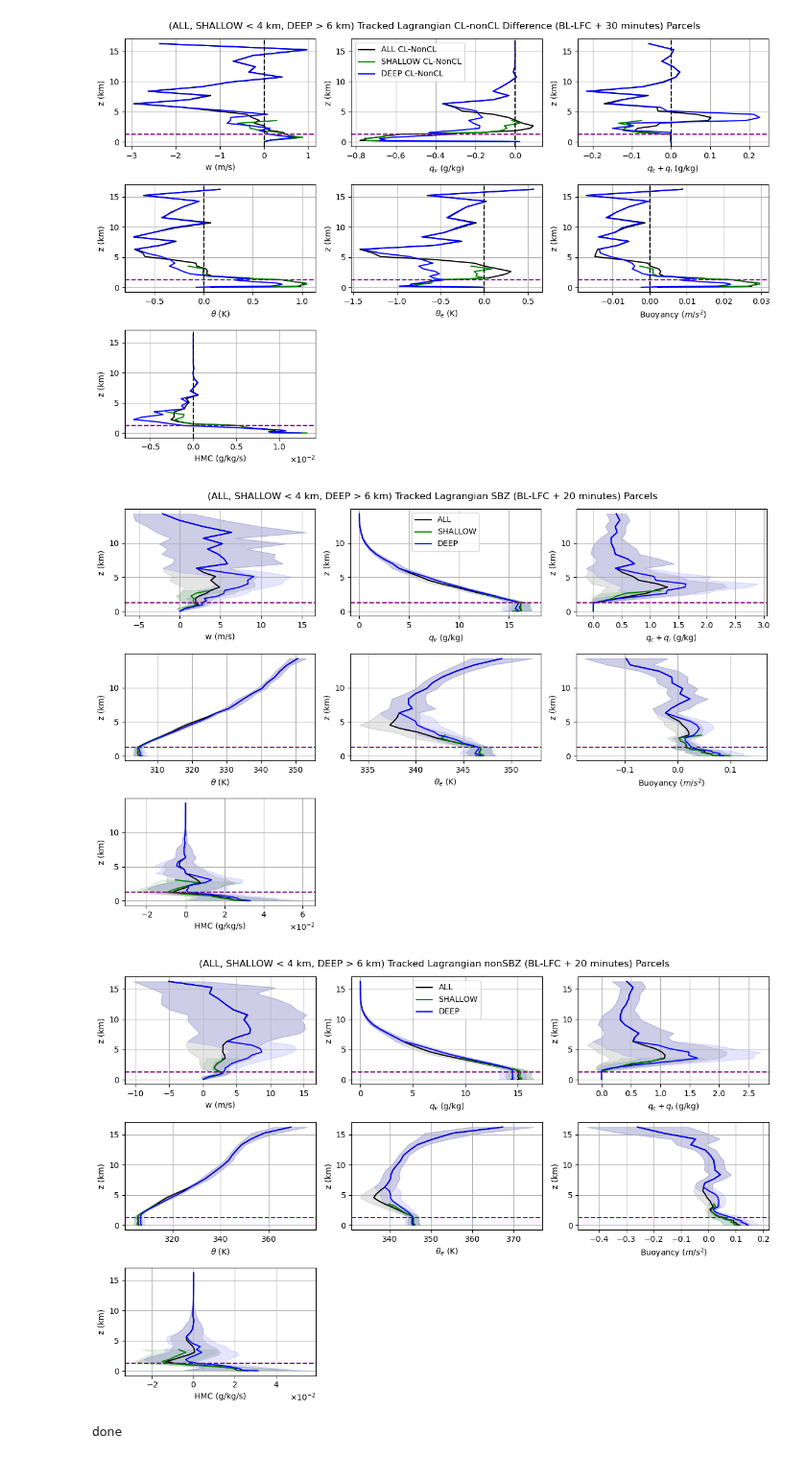
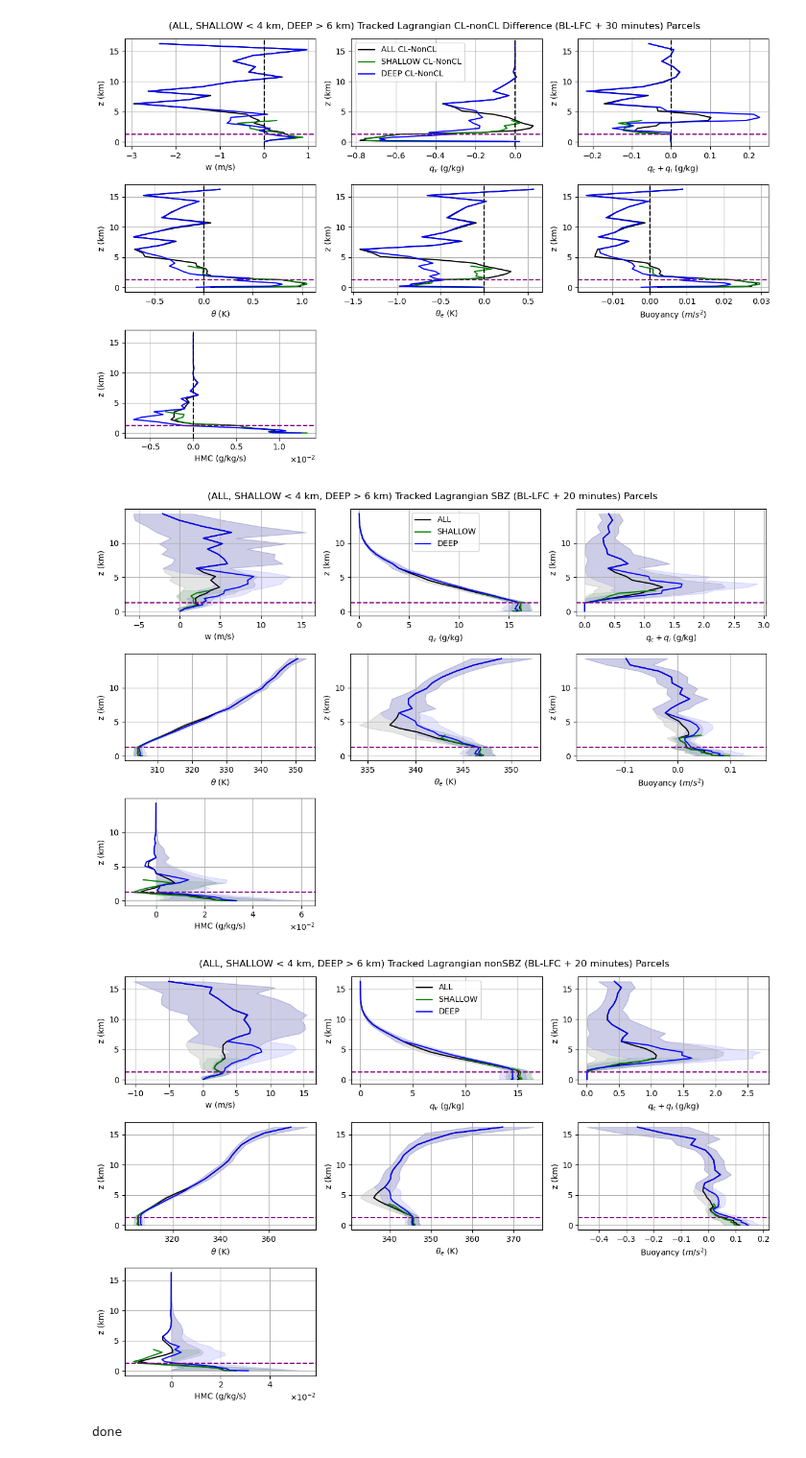
Before and after one commit to torrilab/DCI-Project, a Jupyter notebook: Code/Project_Algorithms/Tracked_Profiles/Tracked_Parcel_Profiles_Plotting_VERSION2.ipynb, the cells around one changed output. Shown at 96% size. Saved outputs shown, nothing was run; the diff lists cells and outputs as text; code cells hidden in the pictures.

```diff
--- a/Code/Project_Algorithms/Tracked_Profiles/Tracked_Parcel_Profiles_Plotting_VERSION2.ipynb
+++ b/Code/Project_Algorithms/Tracked_Profiles/Tracked_Parcel_Profiles_Plotting_VERSION2.ipynb
@@ -135,6 +135,14 @@ var_units = [
     ("buoyancy", r"Buoyancy $(m/s^2)$"),
     ("hmc", "HMC (g/kg/s)"),
 ]
+# %%
+def PlotSE(ax, profile, SE_profile, color, factor, switch=1, alpha=0.1, min_value=None):
+    lower = profile[:, 0] - factor * SE_profile[:, 0] * switch
+    upper = profile[:, 0] + factor * SE_profile[:, 0] * switch
+    if min_value is not None:
+        lower = np.maximum(lower, min_value)
+    ax.fill_betweenx(profile[:, -1], lower, upper, color=color, alpha=alpha)
+    #Example #PlotSE(ax,profile,SE_profile,color=color,factor=factor, min_value=min_value)
 # %%
 import matplotlib.pyplot as plt
 import matplotlib.gridspec as gridspec
@@ -174,15 +182,16 @@ for i, ((ALL_profile_array, SHALLOW_profile_array, DEEP_profile_array, xlabel),
     for (profile,SE_profile,color,label) in zip(profile_list,SE_profile_list,colors,labels):
         profile=averaged_profiles(profile) # Compute the averaged profile
 
-
         ################################################
-        switch=1; factor=1
+        switch=1; factor=1; min_value
         if xlabel in [r'$q_v$ (g/kg)',r'$q_c+q_i$ (g/kg)','HMC (g/kg/s)']:
             profile[:,0]*=1000
             SE_profile[:,0]*=1000
-            switch=1; factor=1
+            switch=1; factor=1; min_value=0
+        else:
+            switch=1; factor=1; min_value=None
         #STANDARD ERROR SHADING
-        ax.fill_betweenx(profile[:, 1], profile[:, 0] - factor*SE_profile[:,0]*switch, profile[:, 0] + factor*SE_profile[:,0], color=color, alpha=0.1)
+        PlotSE(ax,profile,SE_profile,color=color,factor=factor,min_value=min_value)
         ################################################
 
         ax.plot(profile[:, 0], profile[:, 1],color=color,label=label)
@@ -326,15 +335,16 @@ for i, ((ALL_profile_array, SHALLOW_profile_array, DEEP_profile_array, xlabel),
     for (profile,SE_profile,color,label) in zip(profile_list,SE_profile_list,colors,labels):
         profile=averaged_profiles(profile) # Compute the averaged profile
 
-
         ################################################
-        switch=1; factor=1
+        switch=1; factor=1; min_value
         if xlabel in [r'$q_v$ (g/kg)',r'$q_c+q_i$ (g/kg)','HMC (g/kg/s)']:
             profile[:,0]*=1000
             SE_profile[:,0]*=1000
-            switch=1; factor=1
+            switch=1; factor=1; min_value=0
+        else:
+            switch=1; factor=1; min_value=None
         #STANDARD ERROR SHADING
-        ax.fill_betweenx(profile[:, 1], profile[:, 0] - factor*SE_profile[:,0]*switch, profile[:, 0] + factor*SE_profile[:,0], color=color, alpha=0.1) #***
+        PlotSE(ax,profile,SE_profile,color=color,factor=factor,min_value=min_value)
         ################################################
 
         ax.plot(profile[:, 0], profile[:, 1],color=color,label=label)
@@ -583,13 +593,15 @@ for i, ((ALL_profile_array, SHALLOW_profile_array, DEEP_profile_array, xlabel),
 
 
         ################################################
-        switch=1; factor=1
+        switch=1; factor=1; min_value
         if xlabel in [r'$q_v$ (g/kg)',r'$q_c+q_i$ (g/kg)','HMC (g/kg/s)']:
             profile[:,0]*=1000
             SE_profile[:,0]*=1000
-            switch=1; factor=1
+            switch=1; factor=1; min_value=0
+        else:
+            switch=1; factor=1; min_value=None
         #STANDARD ERROR SHADING
-        ax.fill_betweenx(profile[:, 1], profile[:, 0] - factor*SE_profile[:,0]*switch, profile[:, 0] + factor*SE_profile[:,0], color=color, alpha=0.1) #***
+        PlotSE(ax,profile,SE_profile,color=color,factor=factor,min_value=min_value)
         ################################################
 
         ax.plot(profile[:, 0], profile[:, 1],color=color,label=label)
@@ -637,7 +649,7 @@ plt.tight_layout()
 #     fix_x_limits([ax7,ax14])
 #     del ax1,ax2,ax3,ax4,ax5,ax6,ax7,ax8,ax9,ax10,ax11,ax12,ax13,ax14
 # %% [output]
-[figure, old version]
+[figure, new version]
 # %%
 import matplotlib.pyplot as plt
 import matplotlib.gridspec as gridspec
@@ -679,13 +691,15 @@ for i, ((ALL_profile_array, SHALLOW_profile_array, DEEP_profile_array, xlabel),
 
 
         ################################################
-        switch=1; factor=1
+        switch=1; factor=1; min_value
         if xlabel in [r'$q_v$ (g/kg)',r'$q_c+q_i$ (g/kg)','HMC (g/kg/s)']:
             profile[:,0]*=1000
             SE_profile[:,0]*=1000
-            switch=1; factor=1
+            switch=1; factor=1; min_value=0
+        else:
+            switch=1; factor=1; min_value=None
         #STANDARD ERROR SHADING
-        ax.fill_betweenx(profile[:, 1], profile[:, 0] - factor*SE_profile[:,0]*switch, profile[:, 0] + factor*SE_profile[:,0], color=color, alpha=0.1) #***
+        PlotSE(ax,profile,SE_profile,color=color,factor=factor,min_value=min_value)
         ################################################
 
         ax.plot(profile[:, 0], profile[:, 1],color=color,label=label)
@@ -706,34 +720,34 @@ for i, ((ALL_profile_array, SHALLOW_profile_array, DEEP_profile_array, xlabel),
 
 #MEAN CLOUD BASE
 axs = fig.get_axes()
 ax1, ax2, ax3, ax4, ax5, ax6, ax7 = axs
 for axis in [ax1,ax2,ax3,ax4,ax5,ax6,ax7]:
     axis.axhline(all_cloudbase,color='purple',linestyle='dashed')
 
 #LEGEND
 # legend_ax = fig.add_subplot(gs[1, 2])  # Use the (2, 3) grid slot for the legend
 # legend_ax.axis("off")  # Hide axes for the legend box
 # legend_ax.legend(*ax.get_legend_handles_labels(), loc='center', frameon=False)
 
 #ACCESSORIES
 plt.suptitle('(ALL, SHALLOW < 4 km, DEEP > 6 km) Tracked Lagrangian nonSBZ (BL-LFC + 20 minutes) Parcels')
 plt.tight_layout()
 
 # #MATCHING X AXISES WITH NEXT PLOT
 # #(TO KEEP AXISES CONSISTENT RUN PLOTS IN ORDER: 1st Plots, 2nd Plots, 1st Plots)
 # for axis in axs:
 #     nbins=7;axis.xaxis.set_major_locator(MaxNLocator(nbins=nbins))
 # if 'ax8' in globals():
 #     fix_x_limits([ax1,ax8])
 #     fix_x_limits([ax2,ax9])
 #     fix_x_limits([ax3,ax10])
 #     fix_x_limits([ax4,ax11])
 #     fix_x_limits([ax5,ax12])
 #     fix_x_limits([ax6,ax13])
 #     fix_x_limits([ax7,ax14])
 #     del ax1,ax2,ax3,ax4,ax5,ax6,ax7,ax8,ax9,ax10,ax11,ax12,ax13,ax14
 # %% [output]
-[figure, old version]
+[figure, new version]
 # %%
 #SBZ vs nonSBZ
 def average_difference(array1, array2):
```
Also changed, not shown: parts of 3 cells of this notebook, 28 other files.
